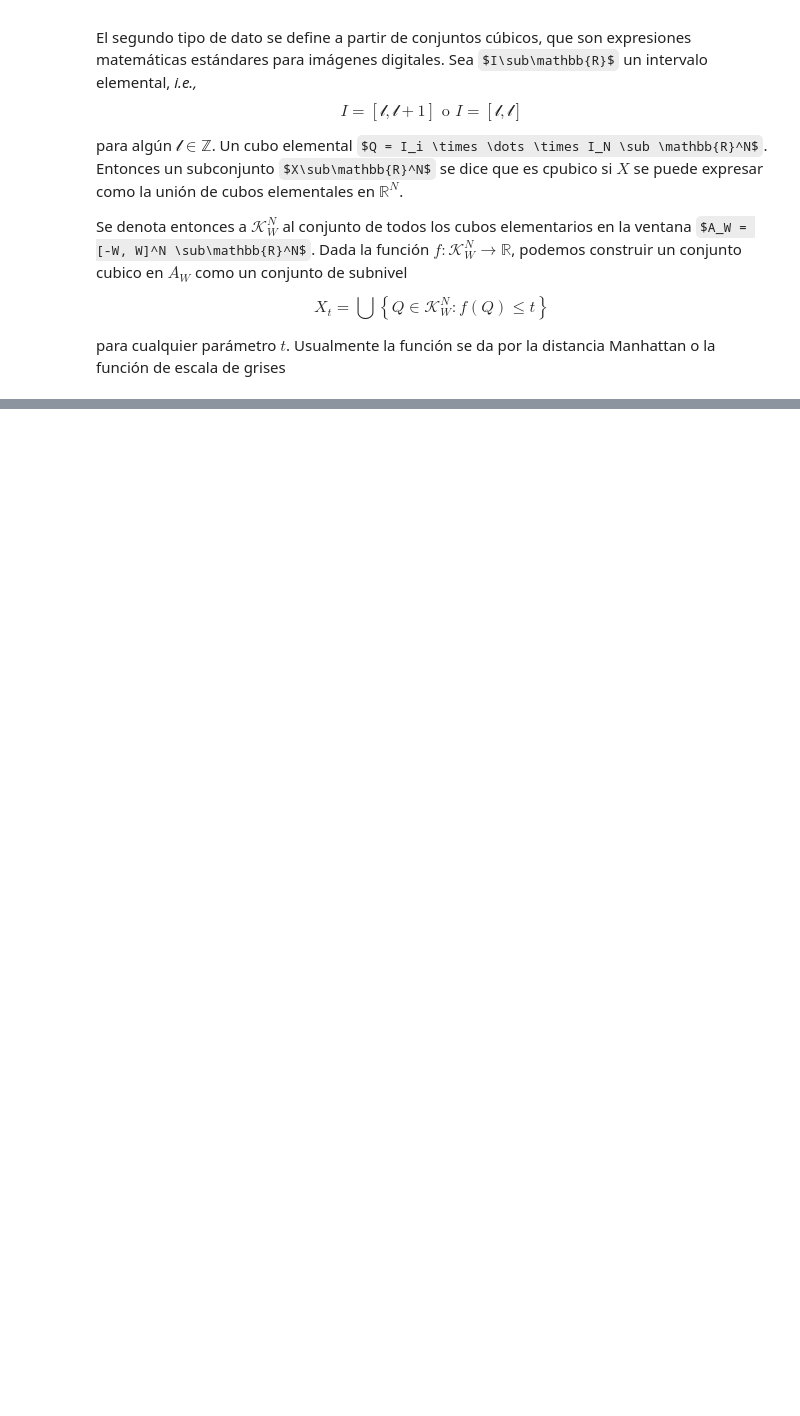
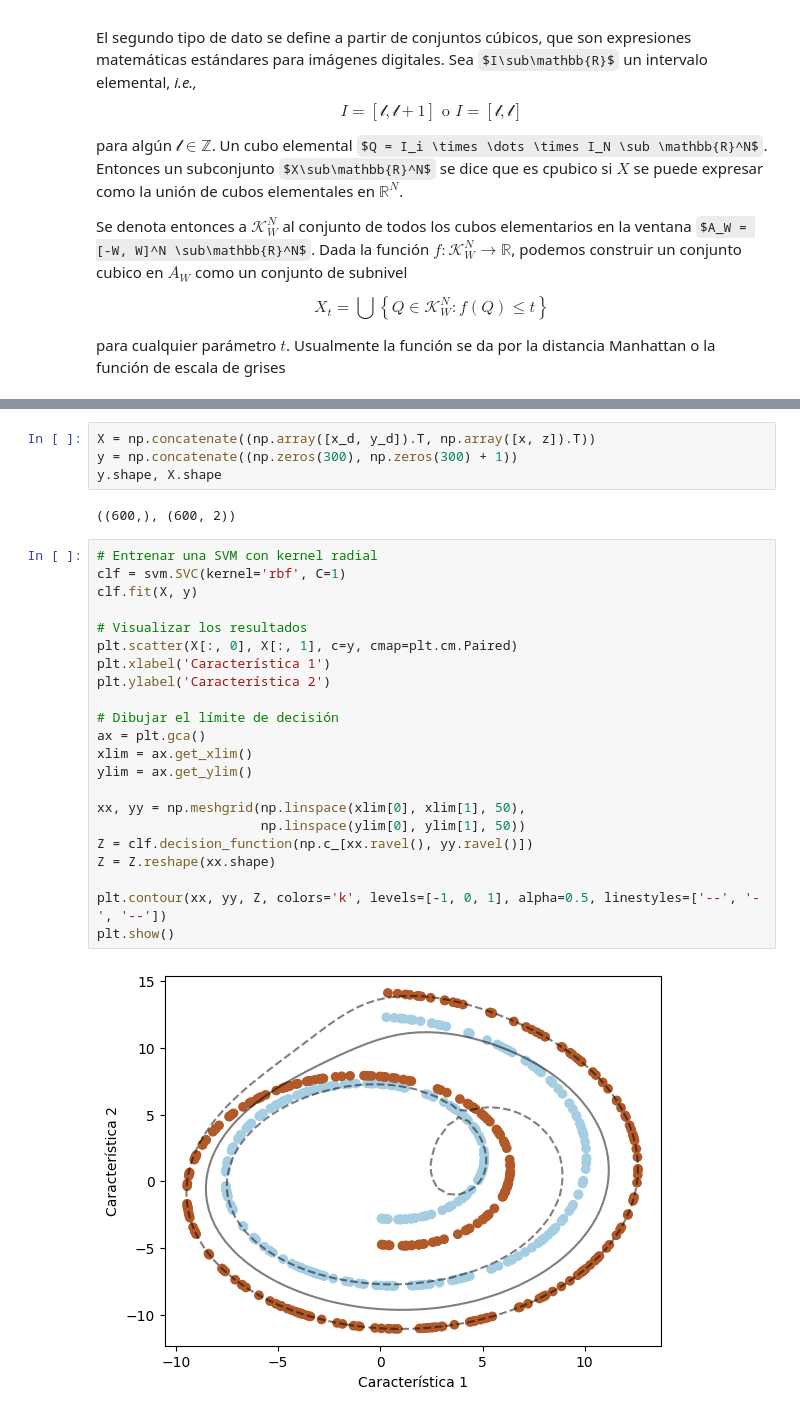
Before and after one commit to Ger-dot-m/Proyectos, a Jupyter notebook: Otros/Temporal.ipynb, the cells around one changed output, grey strips where cells are left out. Drawn from its saved outputs; the diff is of its cells as text; some formulas as TeX source; blank space fills up the shorter version.

```diff
--- a/Otros/Temporal.ipynb
+++ b/Otros/Temporal.ipynb
@@ -167,0 +228,30 @@ para cualquier parámetro $t$. Usualmente la función se da por la distancia Man
+# %%
+X = np.concatenate((np.array([x_d, y_d]).T, np.array([x, z]).T))
+y = np.concatenate((np.zeros(300), np.zeros(300) + 1))
+y.shape, X.shape
+# %% [output]
+((600,), (600, 2))
+# %%
+# Entrenar una SVM con kernel radial
+clf = svm.SVC(kernel='rbf', C=1)
+clf.fit(X, y)
+
+# Visualizar los resultados
+plt.scatter(X[:, 0], X[:, 1], c=y, cmap=plt.cm.Paired)
+plt.xlabel('Característica 1')
+plt.ylabel('Característica 2')
+
+# Dibujar el límite de decisión
+ax = plt.gca()
+xlim = ax.get_xlim()
+ylim = ax.get_ylim()
+
+xx, yy = np.meshgrid(np.linspace(xlim[0], xlim[1], 50),
+                     np.linspace(ylim[0], ylim[1], 50))
+Z = clf.decision_function(np.c_[xx.ravel(), yy.ravel()])
+Z = Z.reshape(xx.shape)
+
+plt.contour(xx, yy, Z, colors='k', levels=[-1, 0, 1], alpha=0.5, linestyles=['--', '-', '--'])
+plt.show()
+# %% [output]
+[figure, added]
```
Also changed, not shown: parts of 3 cells of this notebook, 33 other files.
